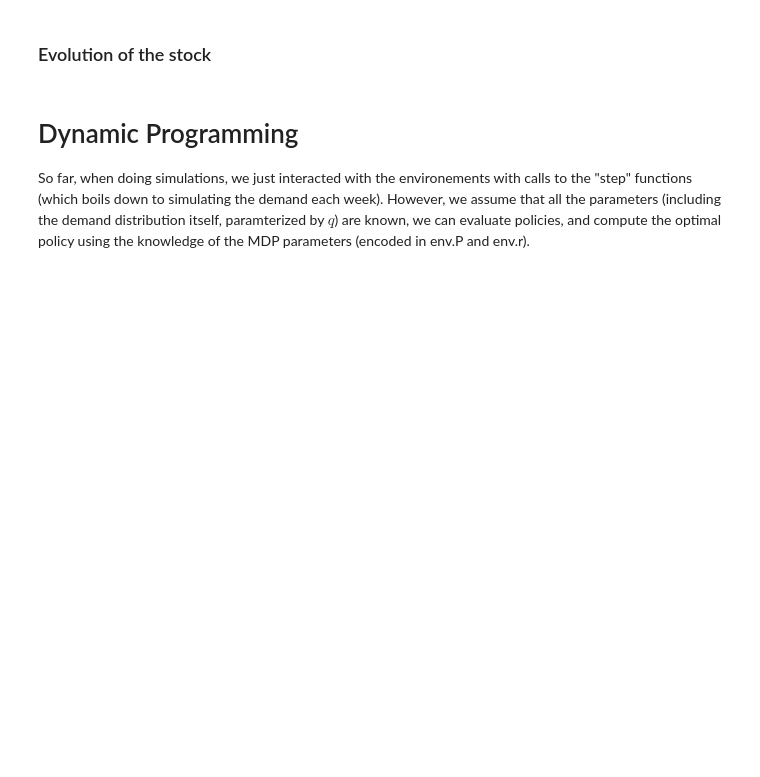
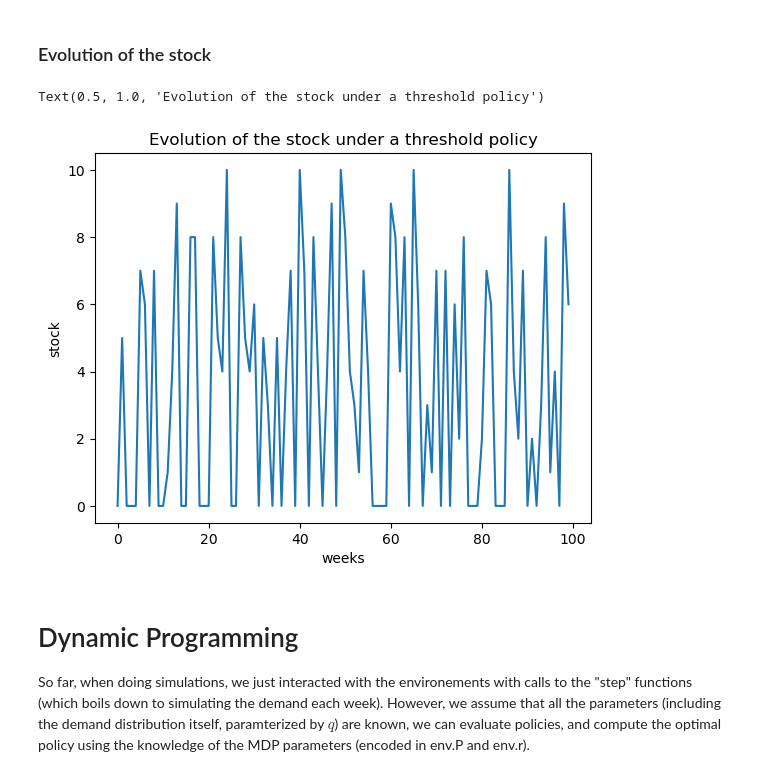
Before and after one commit to benech17/Reinforcement-Learning-SDIA, a Jupyter notebook: TP1/StoreManagement.ipynb, the cells around one changed output. Saved outputs shown, nothing was run; the diff lists cells and outputs as text; code cells hidden in the pictures; blank space fills up the shorter version.

```diff
--- a/TP1/StoreManagement.ipynb
+++ b/TP1/StoreManagement.ipynb
@@ -220,11 +272,15 @@ T = int(np.log(1/(0.001*(1-gamma)))/np.log(1/gamma)) # truncation of the infinit
 # %% [markdown]
 ### Evolution of the stock
 # %%
+
 plt.figure()
-plt.plot(States3[range(100)])
+plt.plot(S2[range(100)])
 plt.xlabel('weeks')
 plt.ylabel('stock')
 plt.title('Evolution of the stock under a threshold policy')
+# %% [output]
+Text(0.5, 1.0, 'Evolution of the stock under a threshold policy')
+[figure, added]
 # %% [markdown]
 # Dynamic Programming
 
```
Also changed, not shown: parts of 10 cells of this notebook.
